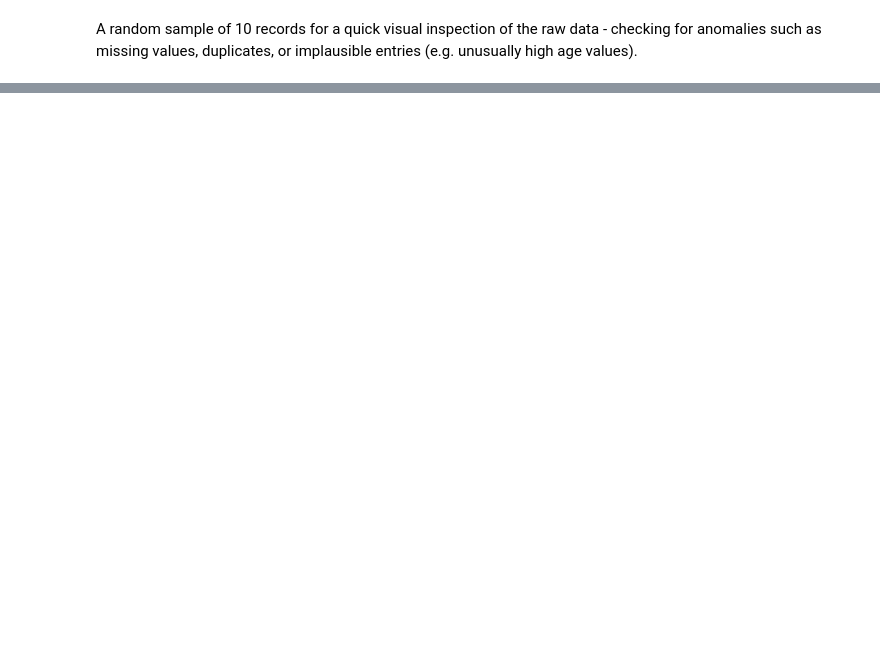
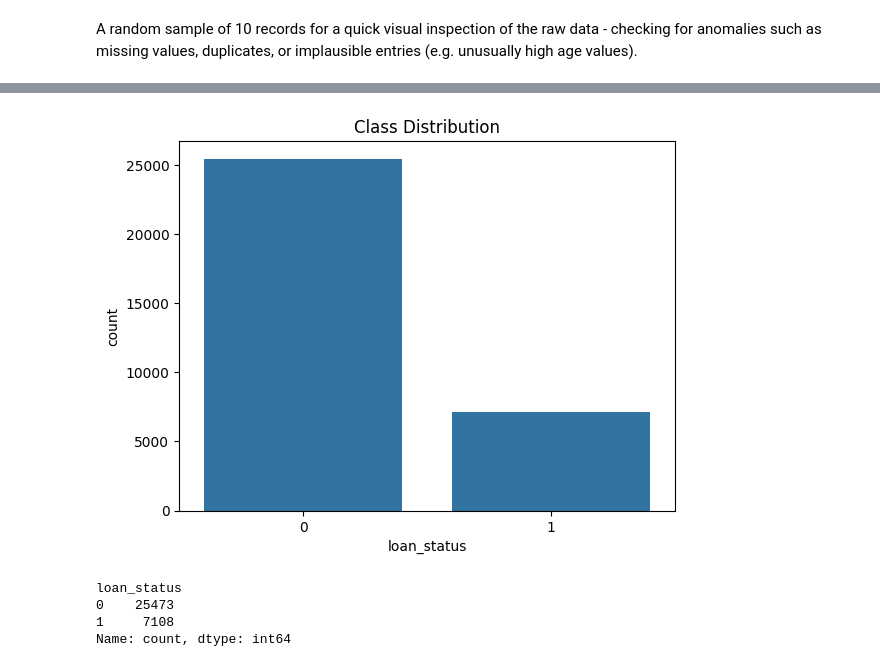
Before and after one commit to i549082/Loan-model, a Jupyter notebook: Loan-prediction.ipynb, the cells around one changed output, grey strips where cells are left out. Drawn from its saved outputs; the diff is of its cells as text; code cells hidden in the pictures; blank space fills up the shorter version.

```diff
--- a/Loan-prediction.ipynb
+++ b/Loan-prediction.ipynb
@@ -41,0 +147,12 @@ print (f"number of rows: {df.shape[0]}, number of columns: {df.shape[1]}")
+# %%
+sns.countplot(x='loan_status', data=df)
+plt.title('Class Distribution')
+plt.show()
+
+df['loan_status'].value_counts()
+# %% [output]
+[figure, added]
+loan_status
+0    25473
+1     7108
+Name: count, dtype: int64
```
Also changed, not shown: parts of 18 cells of this notebook.
